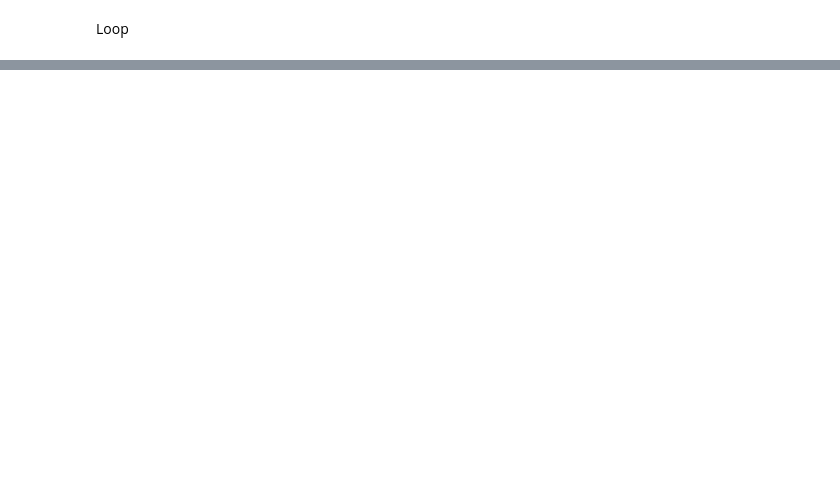
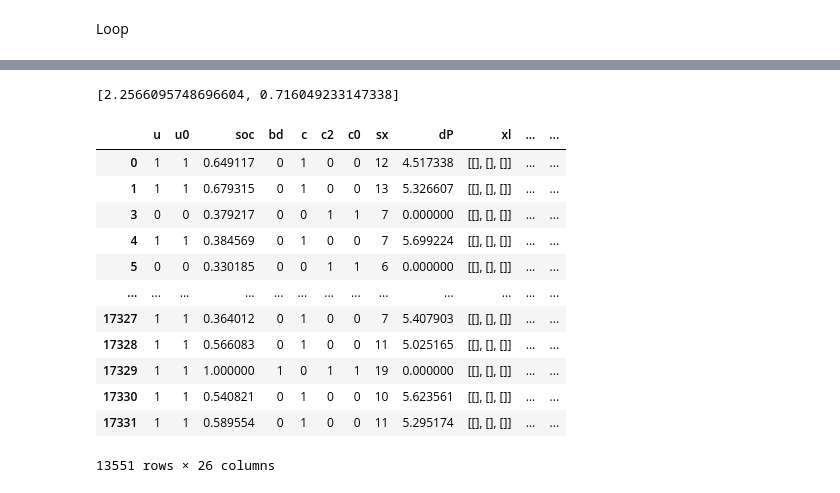
Before and after one commit to jinningwang/andes, a Jupyter notebook: jwang/notes/co-sim_ev_H2.ipynb, the cells around one changed output, grey strips where cells are left out. Saved outputs shown, nothing was run; the diff lists cells and outputs as text; code cells hidden in the pictures; blank space fills up the shorter version.

```diff
--- a/jwang/notes/co-sim_ev_H2.ipynb
+++ b/jwang/notes/co-sim_ev_H2.ipynb
@@ -50,0 +72,10 @@ ict_off = True
+# %%
+np.random.seed(sse.seed)
+ict_rid = np.random.randint(low=0,
+                            high=sse.ev.shape[0],
+                            size=30000)
+# %%
+sse.ev.na.iloc[ict_rid] = sse.ev.nam.iloc[ict_rid]
+sse.ev.lc.iloc[ict_rid] = 1
+sse.g_u()
+sse.g_frc()
@@ -111,2 +215,22 @@ ssa.exit_code
+# %%
+sse.g_frc()
+# %% [output]
+[2.2566095748696604, 0.716049233147338]
+# %%
+sse.ev[sse.ev.na >= sse.ev.nam]
+# %% [output]
+|  | u | u0 | soc | bd | c | c2 | c0 | sx | dP | xl | ... | ... |
+| 0 | 1 | 1 | 0.649117 | 0 | 1 | 0 | 0 | 12 | 4.517338 | [[], [], []] | ... | ... |
+| 1 | 1 | 1 | 0.679315 | 0 | 1 | 0 | 0 | 13 | 5.326607 | [[], [], []] | ... | ... |
+| 3 | 0 | 0 | 0.379217 | 0 | 0 | 1 | 1 | 7 | 0.000000 | [[], [], []] | ... | ... |
+| 4 | 1 | 1 | 0.384569 | 0 | 1 | 0 | 0 | 7 | 5.699224 | [[], [], []] | ... | ... |
+| 5 | 0 | 0 | 0.330185 | 0 | 0 | 1 | 1 | 6 | 0.000000 | [[], [], []] | ... | ... |
+| ... | ... | ... | ... | ... | ... | ... | ... | ... | ... | ... | ... | ... |
+| 17327 | 1 | 1 | 0.364012 | 0 | 1 | 0 | 0 | 7 | 5.407903 | [[], [], []] | ... | ... |
+| 17328 | 1 | 1 | 0.566083 | 0 | 1 | 0 | 0 | 11 | 5.025165 | [[], [], []] | ... | ... |
+| 17329 | 1 | 1 | 1.000000 | 1 | 0 | 1 | 1 | 19 | 0.000000 | [[], [], []] | ... | ... |
+| 17330 | 1 | 1 | 0.540821 | 0 | 1 | 0 | 0 | 10 | 5.623561 | [[], [], []] | ... | ... |
+| 17331 | 1 | 1 | 0.589554 | 0 | 1 | 0 | 0 | 11 | 5.295174 | [[], [], []] | ... | ... |
+13551 rows × 26 columns
 # %%
 sse.plot_agc()
```
Also changed, not shown: parts of 15 cells of this notebook, 29 other files.
